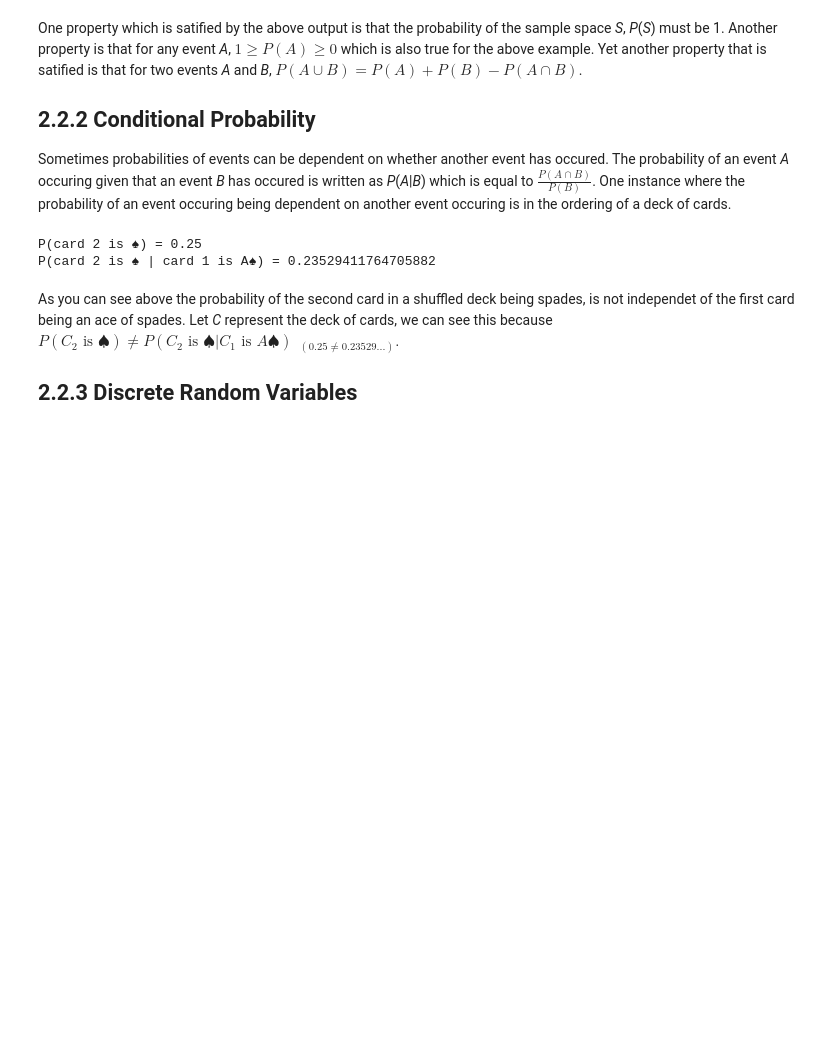
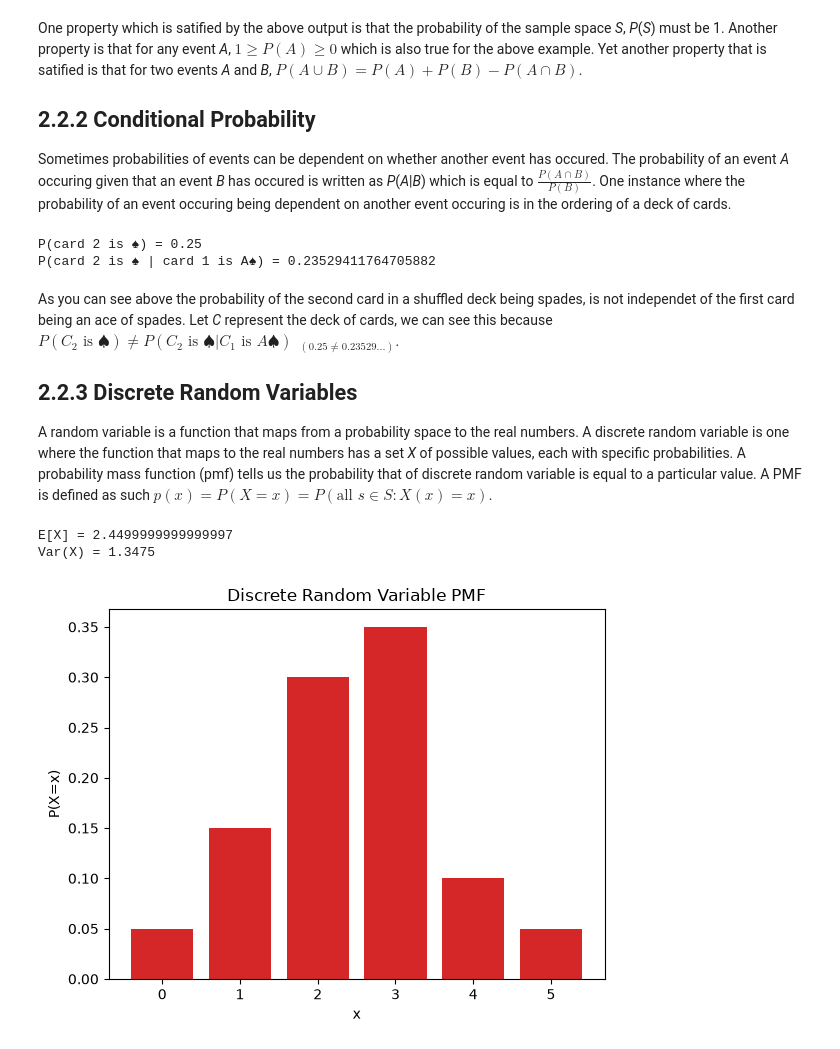
Before and after one commit to freyebeans/ASU-assignments, a Jupyter notebook: MAT422/HW2.2/notebook.ipynb, the cells around one changed output. Drawn from its saved outputs; the diff is of its cells as text; code cells hidden in the pictures; blank space fills up the shorter version.

```diff
--- a/MAT422/HW2.2/notebook.ipynb
+++ b/MAT422/HW2.2/notebook.ipynb
@@ -56,4 +56,23 @@ P(card 2 is ♠ | card 1 is A♠) = 0.23529411764705882
 # %% [markdown]
 As you can see above the probability of the second card in a shuffled deck being spades, is not independet of the first card being an ace of spades. Let *C* represent the deck of cards, we can see this because $P(C_2 \text{ is } ♠) \ne P(C_2 \text{ is } ♠ | C_1 \text{ is } A♠) \ \ _{(0.25\ne 0.23529...)}$.
 ## 2.2.3 Discrete Random Variables
+A random variable is a function that maps from a probability space to the real numbers. A discrete random variable is one where the function that maps to the real numbers has a set *X* of possible values, each with specific probabilities. A probability mass function (pmf) tells us the probability that of discrete random variable is equal to a particular value. A PMF is defined as such $p(x)=P(X=x)=P(\text{all }s\in S:X(x)=x)$.
+# %%
+x = np.array([0,1,2,3,4,5])
+pmf = np.array([0.05,0.15,0.3,0.35,0.1,0.05])
+expected_value = np.sum(x * pmf)
+variance = np.sum((x-expected_value) ** 2 * pmf)
+
+print("E[X] =",expected_value)
+print("Var(X) =",variance)
+
+plt.bar(x, pmf, color="tab:red")
+plt.xlabel("x")
+plt.ylabel("P(X=x)")
+plt.title("Discrete Random Variable PMF")
+plt.show()
+# %% [output]
+E[X] = 2.4499999999999997
+Var(X) = 1.3475
+[figure, added]
 # %% [markdown]
```
Also changed, not shown: parts of 3 cells of this notebook.
